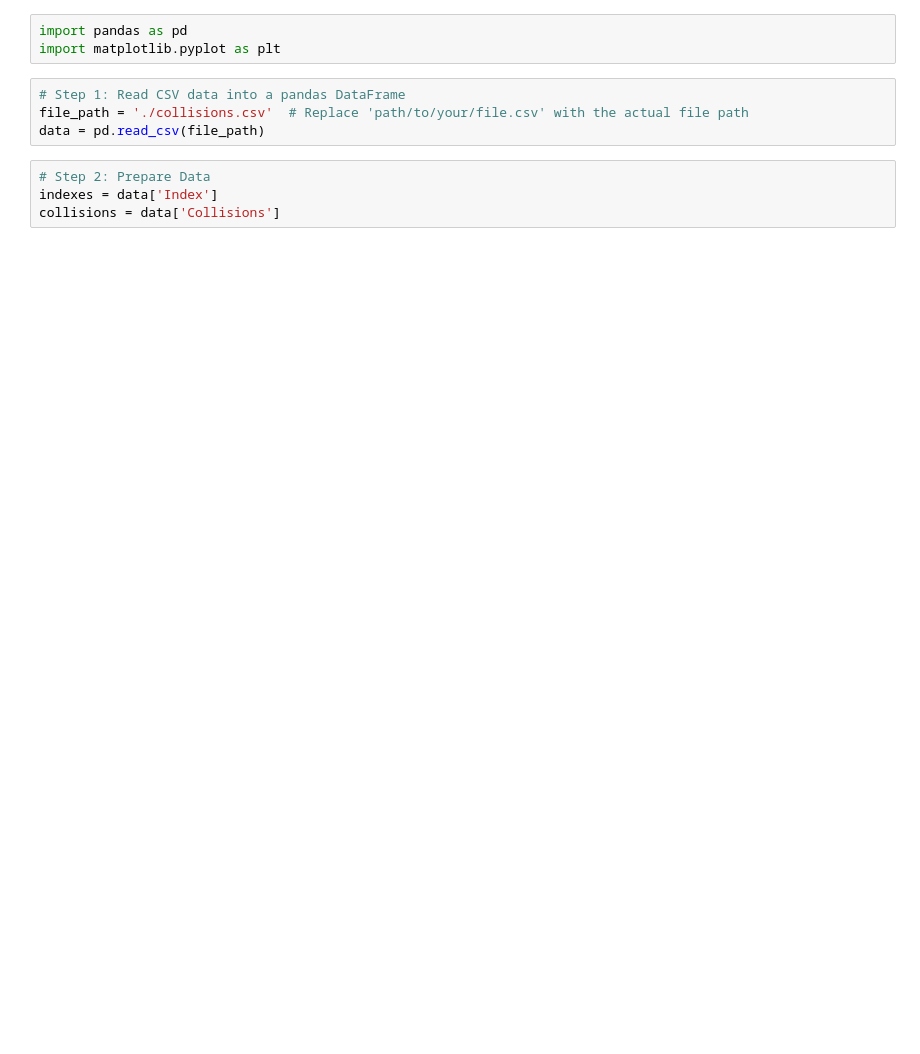
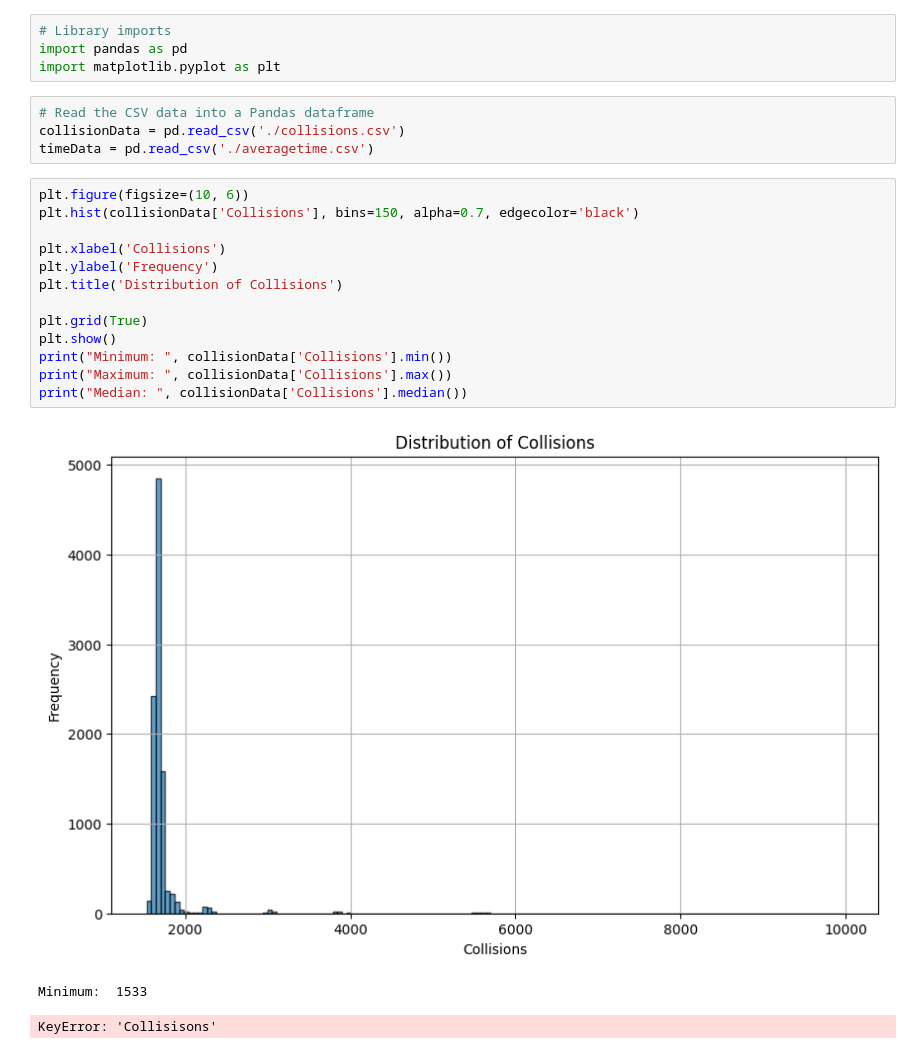
Before and after one commit to LanderDuncan/Why31, a Jupyter notebook: visualization.ipynb, the cells around one changed output. Saved outputs shown, nothing was run; the diff lists cells and outputs as text; blank space fills up the shorter version.

```diff
--- a/visualization.ipynb
+++ b/visualization.ipynb
@@ -1,11 +4,25 @@
 # %%
+# Library imports
 import pandas as pd
 import matplotlib.pyplot as plt
-# %%
-# Step 1: Read CSV data into a pandas DataFrame
-file_path = './collisions.csv'  # Replace 'path/to/your/file.csv' with the actual file path
-data = pd.read_csv(file_path)
-# %%
-# Step 2: Prepare Data
-indexes = data['Index']
-collisions = data['Collisions']
+# %%
+# Read the CSV data into a Pandas dataframe
+collisionData = pd.read_csv('./collisions.csv')
+timeData = pd.read_csv('./averagetime.csv')
+# %%
+plt.figure(figsize=(10, 6))
+plt.hist(collisionData['Collisions'], bins=150, alpha=0.7, edgecolor='black')
+
+plt.xlabel('Collisions')
+plt.ylabel('Frequency')
+plt.title('Distribution of Collisions')
+
+plt.grid(True)
+plt.show()
+print("Minimum: ", collisionData['Collisions'].min())
+print("Maximum: ", collisionData['Collisions'].max())
+print("Median: ", collisionData['Collisions'].median())
+# %% [output]
+[figure, added]
+Minimum:  1533
+KeyError: 'Collisisons'
```
Also changed, not shown: parts of 10 cells of this notebook, 4 other files.
